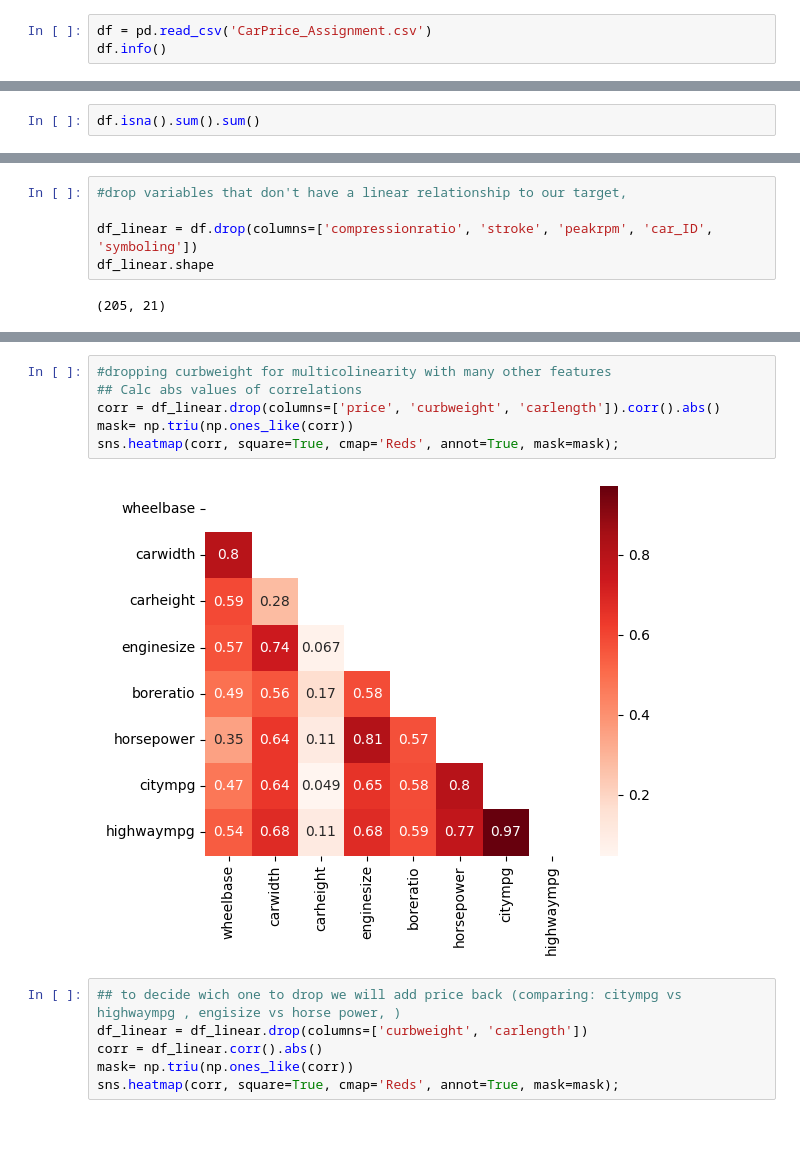
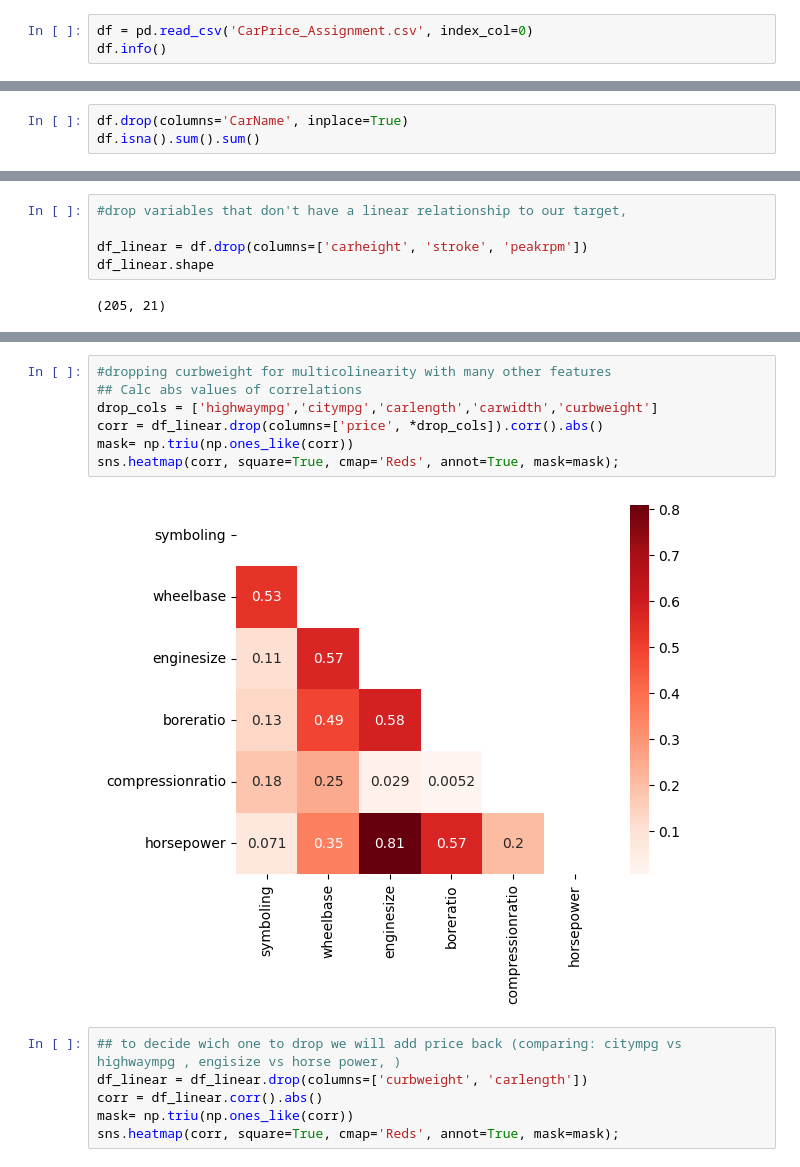
Before and after one commit to paulapipkin/Linear-Regression-in-statsmodels--Practice-, a Jupyter notebook: Linear Regression in statsmodels (Practice).ipynb, the cells around one changed output, grey strips where cells are left out. Drawn from its saved outputs; the diff is of its cells as text; blank space fills up the shorter version.

```diff
--- a/Linear Regression in statsmodels (Practice).ipynb
+++ b/Linear Regression in statsmodels (Practice).ipynb
@@ -15,7 +15,7 @@ from sklearn.metrics import r2_score, mean_squared_error
 
 import statsmodels.api as sm
 # %%
-df = pd.read_csv('CarPrice_Assignment.csv')
+df = pd.read_csv('CarPrice_Assignment.csv', index_col=0)
 df.info()
 # %% [output]
 <class 'pandas.core.frame.DataFrame'>
@@ -38,4 +38,5 @@ memory usage: 41.8+ KB
 # %%
+df.drop(columns='CarName', inplace=True)
 df.isna().sum().sum()
 # %% [output]
 0
@@ -63,7 +64,7 @@ sns.pairplot(df, x_vars=cols[8:] , y_vars='price',kind='reg',
 # %%
 #drop variables that don't have a linear relationship to our target,
 
-df_linear = df.drop(columns=['compressionratio', 'stroke', 'peakrpm', 'car_ID', 'symboling'])
+df_linear = df.drop(columns=['carheight', 'stroke', 'peakrpm'])
 df_linear.shape
 # %% [output]
 (205, 21)
@@ -77,11 +78,12 @@ sns.heatmap(corr, square=True, cmap='Reds', annot=True, mask=mask);
 # %%
 #dropping curbweight for multicolinearity with many other features
 ## Calc abs values of correlations
-corr = df_linear.drop(columns=['price', 'curbweight', 'carlength']).corr().abs()
+drop_cols = ['highwaympg','citympg','carlength','carwidth','curbweight']
+corr = df_linear.drop(columns=['price', *drop_cols]).corr().abs()
 mask= np.triu(np.ones_like(corr))
 sns.heatmap(corr, square=True, cmap='Reds', annot=True, mask=mask);
 # %% [output]
-[figure, old version]
+[figure, new version]
 # %%
 ## to decide wich one to drop we will add price back (comparing: citympg vs highwaympg , engisize vs horse power, )
 df_linear = df_linear.drop(columns=['curbweight', 'carlength'])
```
Also changed, not shown: parts of 5 cells of this notebook.
